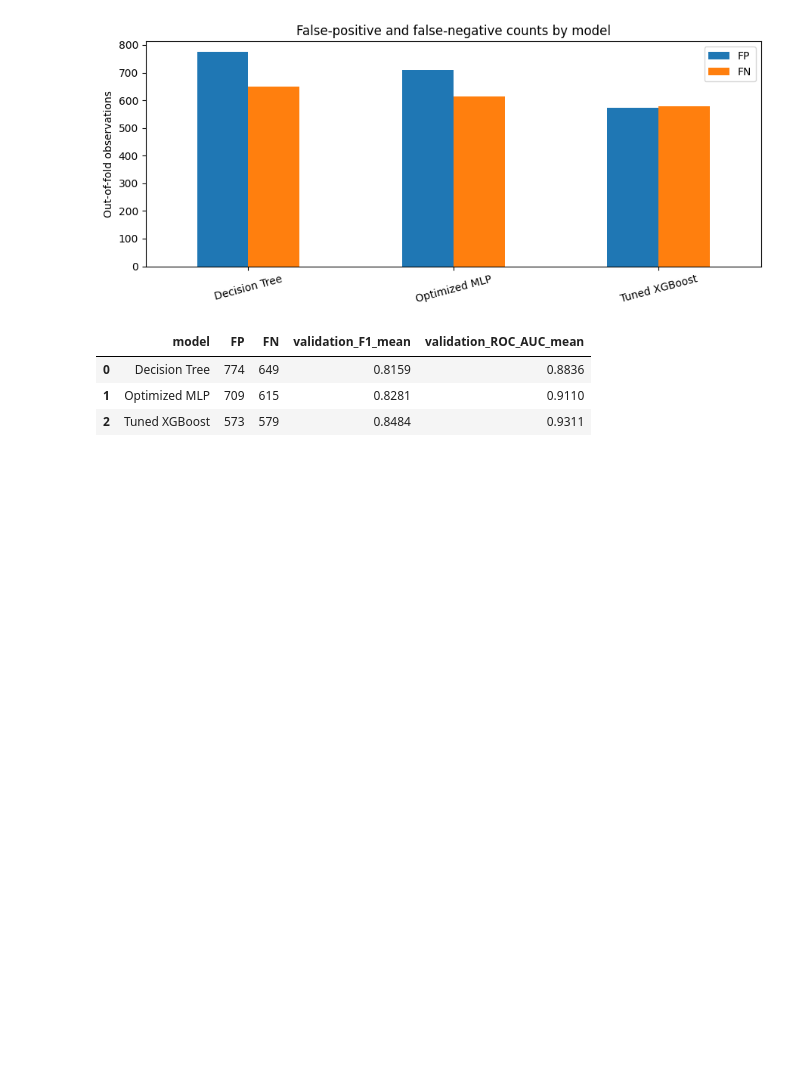
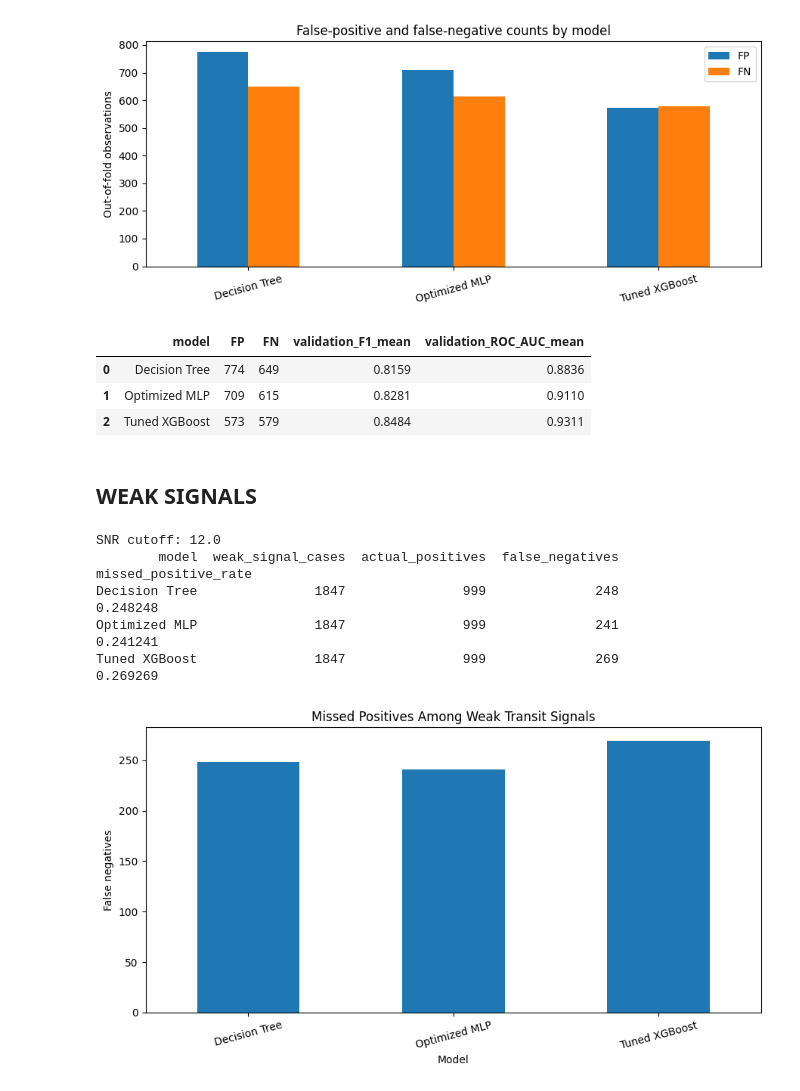
Before and after one commit to Jagwir/NASA-KEPLER-ML, a Jupyter notebook: 07_Kepler_False_Positive_Negative_Analysis.ipynb, the cells around one changed output. Drawn from its saved outputs; the diff is of its cells as text; code cells hidden in the pictures; blank space fills up the shorter version.

Commit message:
weak signals

```diff
--- a/07_Kepler_False_Positive_Negative_Analysis.ipynb
+++ b/07_Kepler_False_Positive_Negative_Analysis.ipynb
@@ -422,3 +422,67 @@ display(summary_df[["model", "FP", "FN", "validation_F1_mean", "validation_ROC_A
 | 0 | Decision Tree | 774 | 649 | 0.8159 | 0.8836 |
 | 1 | Optimized MLP | 709 | 615 | 0.8281 | 0.9110 |
 | 2 | Tuned XGBoost | 573 | 579 | 0.8484 | 0.9311 |
+# %% [markdown]
+## WEAK SIGNALS
+# %%
+
+import pandas as pd
+import matplotlib.pyplot as plt
+
+snr_cutoff = X["koi_model_snr"].quantile(0.25)
+
+weak_indices = X.index[
+    X["koi_model_snr"] <= snr_cutoff
+]
+
+weak = preds[
+    preds["row_index"].isin(weak_indices)
+].copy()
+
+results = []
+
+for name, g in weak.groupby("model"):
+    positives = g[g["actual"] == 1]
+    false_negatives = positives[
+        positives["predicted"] == 0
+    ]
+
+    results.append({
+        "model": name,
+        "weak_signal_cases": len(g),
+        "actual_positives": len(positives),
+        "false_negatives": len(false_negatives),
+        "missed_positive_rate": (
+            len(false_negatives) / len(positives)
+            if len(positives) else 0
+        )
+    })
+
+weak_summary = pd.DataFrame(results)
+
+print("SNR cutoff:", round(snr_cutoff, 3))
+print(weak_summary.to_string(index=False))
+
+weak_summary.to_csv(
+    "kepler_weak_signal_errors.csv",
+    index=False
+)
+
+ax = weak_summary.set_index("model")[
+    "false_negatives"
+].plot(kind="bar", figsize=(9, 5))
+
+ax.set_title("Missed Positives Among Weak Transit Signals")
+ax.set_ylabel("False negatives")
+ax.set_xlabel("Model")
+ax.tick_params(axis="x", rotation=15)
+
+plt.tight_layout()
+plt.show()
+# %% [output]
+SNR cutoff: 12.0
+        model  weak_signal_cases  actual_positives  false_negatives  missed_positive_rate
+Decision Tree               1847               999              248              0.248248
+Optimized MLP               1847               999              241              0.241241
+Tuned XGBoost               1847               999              269              0.269269
+[figure, added]
```
Also changed, not shown: 1 other file.
